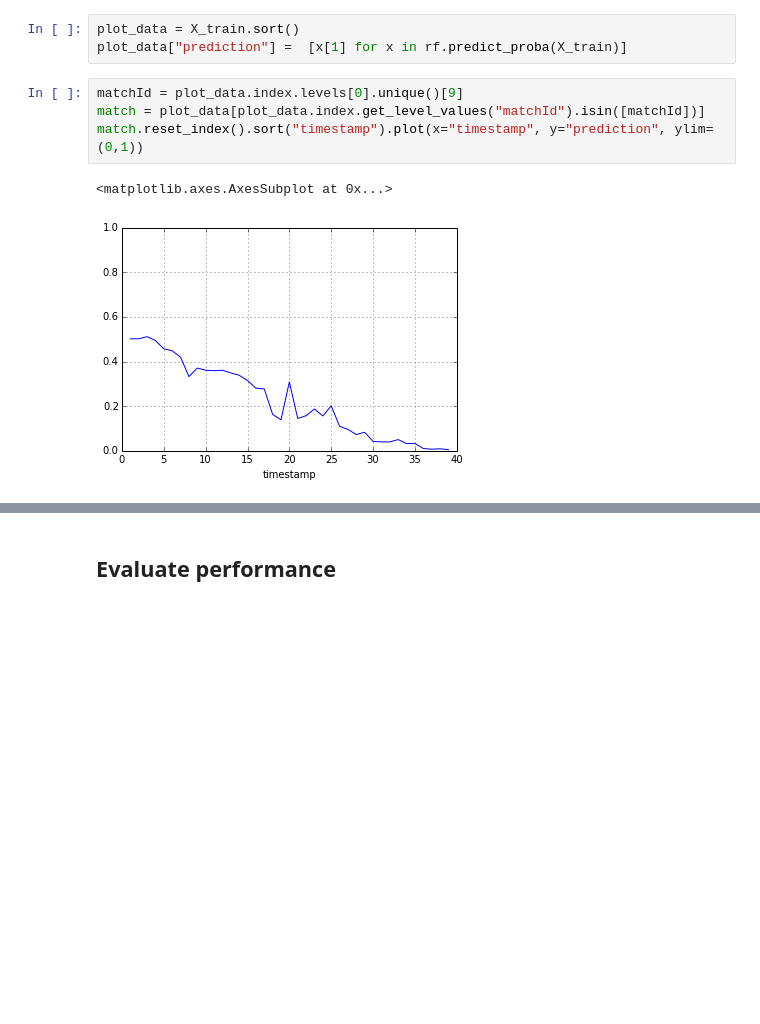
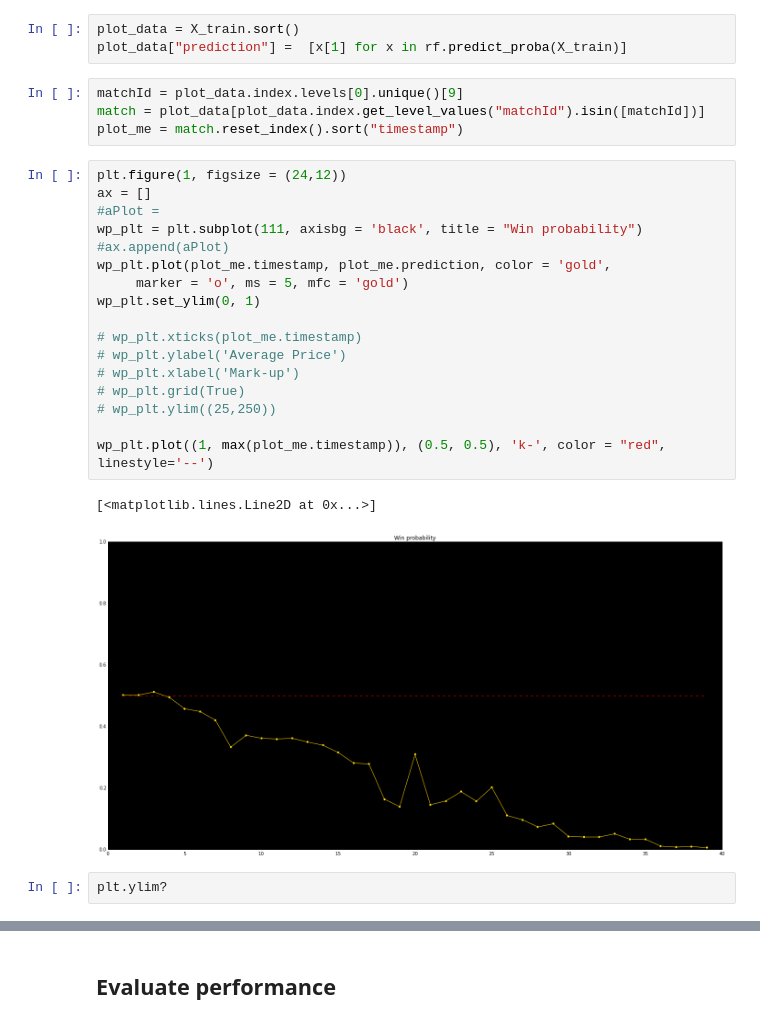
Before and after one commit to christophM/lol, a Jupyter notebook: projects/winprob/notebooks/win-probability.ipynb, the cells around one changed output, grey strips where cells are left out. Drawn from its saved outputs; the diff is of its cells as text; blank space fills up the shorter version.

Commit message:
start building a nicer graphic

```diff
--- a/projects/winprob/notebooks/win-probability.ipynb
+++ b/projects/winprob/notebooks/win-probability.ipynb
@@ -81,7 +81,26 @@ plot_data["prediction"] =  [x[1] for x in rf.predict_proba(X_train)]
 # %%
 matchId = plot_data.index.levels[0].unique()[9]
 match = plot_data[plot_data.index.get_level_values("matchId").isin([matchId])]
-match.reset_index().sort("timestamp").plot(x="timestamp", y="prediction", ylim=(0,1))
+plot_me = match.reset_index().sort("timestamp")
-# %% [output]
-<matplotlib.axes.AxesSubplot at 0x...>
-[figure, removed]
+# %%
+plt.figure(1, figsize = (24,12))
+ax = []
+#aPlot =
+wp_plt = plt.subplot(111, axisbg = 'black', title = "Win probability")
+#ax.append(aPlot)
+wp_plt.plot(plot_me.timestamp, plot_me.prediction, color = 'gold',
+     marker = 'o', ms = 5, mfc = 'gold')
+wp_plt.set_ylim(0, 1)
+
+# wp_plt.xticks(plot_me.timestamp)
+# wp_plt.ylabel('Average Price')
+# wp_plt.xlabel('Mark-up')
+# wp_plt.grid(True)
+# wp_plt.ylim((25,250))
+
+wp_plt.plot((1, max(plot_me.timestamp)), (0.5, 0.5), 'k-', color = "red", linestyle='--')
+# %% [output]
+[<matplotlib.lines.Line2D at 0x...>]
+[figure, added]
+# %%
+plt.ylim?
```
Also changed, not shown: parts of 2 cells of this notebook.
